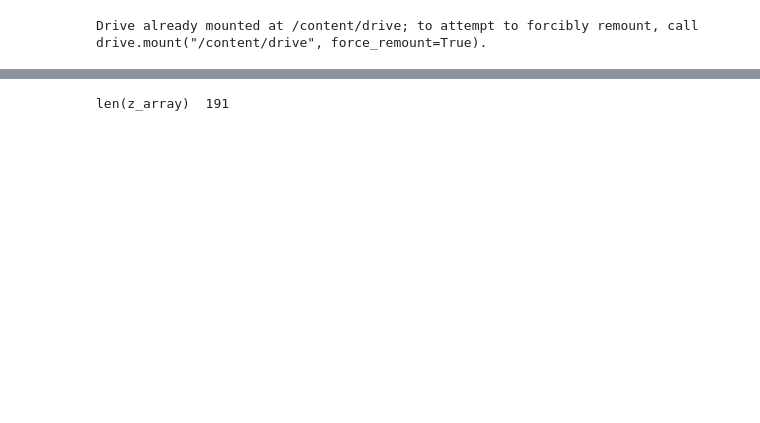
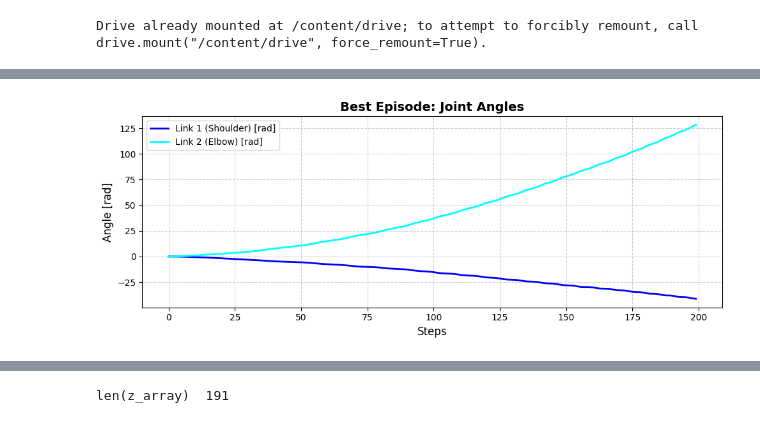
Before and after one commit to tamaki-gth/cartpole_project, a Jupyter notebook: 2link_ipynb_のコピー.ipynb, the cells around one changed output, grey strips where cells are left out. Drawn from its saved outputs; the diff is of its cells as text; code cells hidden in the pictures; blank space fills up the shorter version.

```diff
--- a/2link_ipynb_のコピー.ipynb
+++ b/2link_ipynb_のコピー.ipynb
@@ -366,0 +398,97 @@ Best episode 225
+# %%
+import numpy as np
+import torch
+import matplotlib.pyplot as plt
+
+def plot_best_episode():
+    # 1. 環境とエージェントの準備
+    env = TwolinkEnv()
+    agent = PPO()
+
+    # 2. 保存された「最強の重み」をロードする
+    weight_path = "/content/drive/MyDrive/lab_activity/2link/weights/best.pth"
+    if not os.path.exists(weight_path):
+        print(f" エラー: {weight_path} が見つかりません。一度学習を完了させてください。")
+        return
+
+    # 重みを読み込んでネットワークに適用
+    agent.model.load_state_dict(torch.load(weight_path))
+    agent.model.eval() # 評価モード（ノイズなしの純粋な判断にする）
+    print(" 最強の重み（best.pth）を正常に読み込みました。再現用シミュレーションを開始します...")
+
+    # 3. データを記録しながら1エピソード（200ステップ）走らせる
+    state = env.reset()
+    max_steps = 200
+
+    # 記録用リスト
+    steps = []
+    theta1_list, theta2_list = [], []
+    omega1_list, omega2_list = [], []
+    torque1_list, torque2_list = [], []
+
+    for t in range(max_steps):
+        # AIに次の行動を決定させる（決定論的な行動を選択）
+        with torch.no_grad():
+            action, _, _ = agent.select_action(state)
+
+        # 現在の物理状態をバラして記録
+        # stateの中身: [θ1, dθ1, θ2, dθ2]
+        theta1, omega1, theta2, omega2 = state
+
+        steps.append(t)
+        theta1_list.append(theta1)
+        theta2_list.append(theta2)
+        omega1_list.append(omega1)
+        omega2_list.append(omega2)
+        torque1_list.append(action[0]) # 肩のトルク
+        torque2_list.append(action[1]) # 肘のトルク
+
+        # 環境を進める
+        next_state, reward, done, _ = env.step(action)
+        state = next_state
+
+        if done:
+            break
+
+    # 4. グラフの描画（3つの独立したグラフ）
+    steps = np.array(steps)
+
+    # --- グラフ1: 角度 (Angles) ---
+    plt.figure(figsize=(10, 4))
+    plt.plot(steps, theta1_list, label="Link 1 (Shoulder) [rad]", color="blue", linewidth=2)
+    plt.plot(steps, theta2_list, label="Link 2 (Elbow) [rad]", color="cyan", linewidth=2)
+    plt.xlabel("Steps", fontsize=12)
+    plt.ylabel("Angle [rad]", fontsize=12)
+    plt.title("Best Episode: Joint Angles", fontsize=14, fontweight="bold")
+    plt.grid(True, linestyle="--", alpha=0.6)
+    plt.legend(fontsize=10)
+    plt.tight_layout()
+    plt.show()
+
+    # --- グラフ2: 角速度 (Angular Velocities) ---
+    plt.figure(figsize=(10, 4))
+    plt.plot(steps, omega1_list, label="Link 1 (Shoulder) [rad/s]", color="red", linewidth=2)
+    plt.plot(steps, omega2_list, label="Link 2 (Elbow) [rad/s]", color="orange", linewidth=2)
+    plt.xlabel("Steps", fontsize=12)
+    plt.ylabel("Angular Velocity [rad/s]", fontsize=12)
+    plt.title(" Best Episode: Angular Velocities", fontsize=14, fontweight="bold")
+    plt.grid(True, linestyle="--", alpha=0.6)
+    plt.legend(fontsize=10)
+    plt.tight_layout()
+    plt.show()
+
+    # --- グラフ3: トルク (Torques / Actions) ---
+    plt.figure(figsize=(10, 4))
+    plt.plot(steps, torque1_list, label="Torque 1 (Shoulder)", color="green", linewidth=2)
+    plt.plot(steps, torque2_list, label="Torque 2 (Elbow)", color="limegreen", linewidth=2)
+    plt.xlabel("Steps", fontsize=12)
+    plt.ylabel("Torque", fontsize=12)
+    plt.title(" Best Episode: Control Torques", fontsize=14, fontweight="bold")
+    plt.grid(True, linestyle="--", alpha=0.6)
+    plt.legend(fontsize=10)
+    plt.tight_layout()
+    plt.show()
+
+# グラフ実行
+plot_best_episode()
+# %% [output]
@@ -366,0 +496 @@ Best episode 225
+[figure, added]
```
Also changed, not shown: parts of 9 cells of this notebook.
